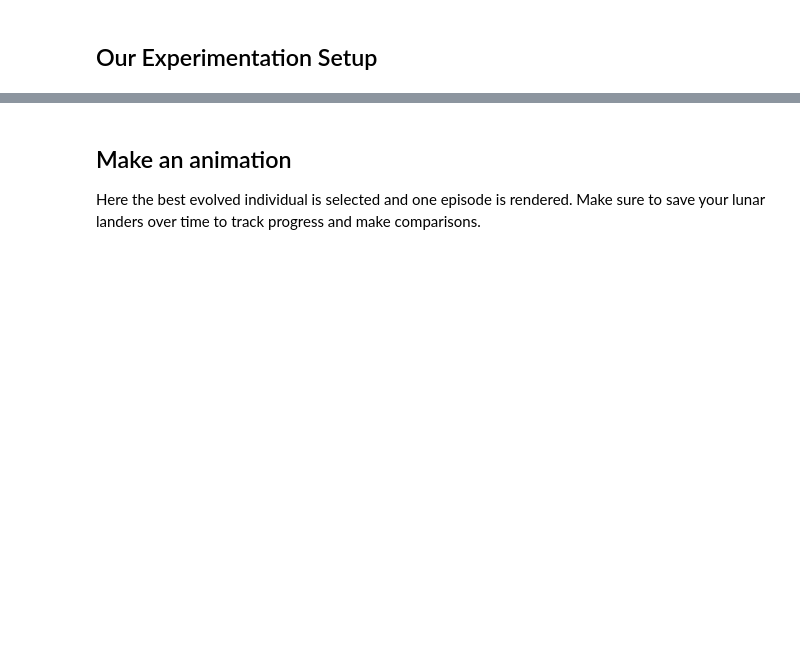
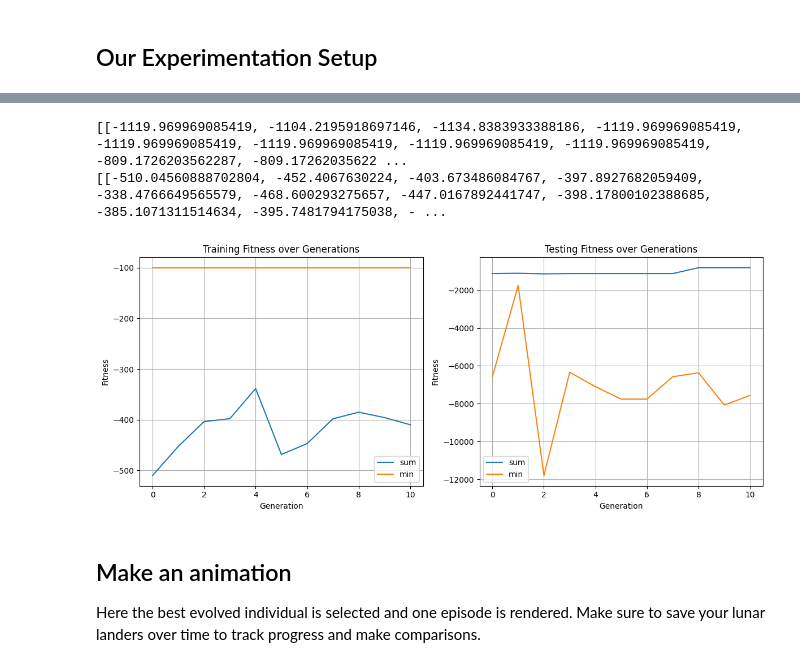
Before and after one commit to tbloemen/lunarlanding, a Jupyter notebook: solution.ipynb, the cells around one changed output, grey strips where cells are left out. Saved outputs shown, nothing was run; the diff lists cells and outputs as text; code cells hidden in the pictures; blank space fills up the shorter version.

Commit message:
hyperparameter training pipeline is created

```diff
--- a/solution.ipynb
+++ b/solution.ipynb
@@ -304,37 +391,4 @@ Adding wind as a variable, and also adding a random wind value at each episode
 # %%
-# TODO: Think about how to incorporate wind to the experimentation setup!!!
-
-def main_experimentation_loop(fitness_function_version, internal_nodes, leaf_nodes,
-                                pop_size=16, max_gens=10, max_tree_size=31):
-
-    # Initialize an evolution setup with the correct fitness function
-    evo = Evolution(
-            fitness_function_version,
-            internal_nodes,
-            leaf_nodes,
-            n_trees=4, # Number of trees in multitree is fixed to 4
-            pop_size=pop_size,
-            max_gens=max_gens,
-            max_tree_size=max_tree_size,
-            n_jobs=8, # Number of jobs is fixed to 8
-            verbose=True)
-
-    # Run the training loop for this evolution setup and get the fitnesses of the best individuals across generations
-    best_fitnesses_training = evo.evolve()
-
-    # Now, run the testing loop for this evolution setup and get the fitnesses of the best individuals across generations
-    # Extract best-of-generation trees
-    best_individuals = evo.best_of_gens
-
-    # Collect test scores for each best individual
-    best_fitnesses_test = [
-        get_test_score(ind) for ind in best_individuals
-    ]
-
-    return best_fitnesses_training, best_fitnesses_test
-
-
-
 # TEST TYPE 1. Improving the Fitness Function
 '''
 Configuring the fitness function
@@ -366,4 +420,4 @@ def fitness_function_reward_types_exp(max_gens=10):
     return training_fitnesses, test_fitnesses, reward_types
 
 
-training_fitnesses, test_fitnesses, reward_types = fitness_function_reward_types_exp(max_gens=2)
+training_fitnesses, test_fitnesses, reward_types = fitness_function_reward_types_exp(max_gens=10)
@@ -370,35 +442,39 @@ training_fitnesses, test_fitnesses, reward_types = fitness_function_reward_types
 # %%
-def plot_fitnesses(training_fitnesses, test_fitnesses, reward_types):
+def plot_fitnesses_reward_types_exp(training_fitnesses, test_fitnesses, reward_types):
     print(test_fitnesses)
     print(training_fitnesses)
     generations = list(range(len(training_fitnesses[0])))
 
     plt.figure(figsize=(12, 5))
 
     # Training fitness plot
     plt.subplot(1, 2, 1)
     for i, reward_type in enumerate(reward_types):
         plt.plot(generations, training_fitnesses[i], label=reward_type)
     plt.title("Training Fitness over Generations")
     plt.xlabel("Generation")
     plt.ylabel("Fitness")
     plt.grid(True)
     plt.legend()
 
     # Testing fitness plot
     plt.subplot(1, 2, 2)
     for i, reward_type in enumerate(reward_types):
         plt.plot(generations, test_fitnesses[i], label=reward_type)
     plt.title("Testing Fitness over Generations")
     plt.xlabel("Generation")
     plt.ylabel("Fitness")
     plt.grid(True)
     plt.legend()
 
     plt.tight_layout()
     plt.show()
 
-plot_fitnesses(training_fitnesses, test_fitnesses, reward_types)
+plot_fitnesses_reward_types_exp(training_fitnesses, test_fitnesses, reward_types)
+# %% [output]
+[[-1119.969969085419, -1104.2195918697146, -1134.8383933388186, -1119.969969085419, -1119.969969085419, -1119.969969085419, -1119.969969085419, -1119.969969085419, -809.1726203562287, -809.17262035622 ...
+[[-510.04560888702804, -452.4067630224, -403.673486084767, -397.8927682059409, -338.4766649565579, -468.600293275657, -447.0167892441747, -398.17800102388685, -385.1071311514634, -395.7481794175038, - ...
+[figure, added]
 # %% [markdown]
 ## Make an animation
 Here the best evolved individual is selected and one episode is rendered. Make sure to save your lunar landers over time to track progress and make comparisons.
```
Also changed, not shown: parts of 10 cells of this notebook, 1 other file.
